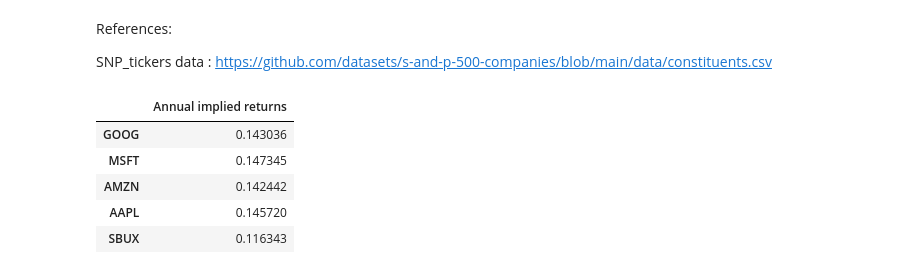
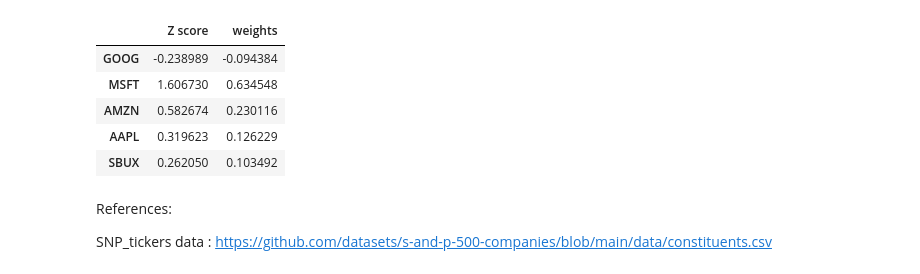
Before and after one commit to wkssm18/case_study, a Jupyter notebook: black_litterman/black_litterman_model.ipynb, the cells around one changed output. Saved outputs shown, nothing was run; the diff lists cells and outputs as text; code cells hidden in the pictures.

```diff
--- a/black_litterman/black_litterman_model.ipynb
+++ b/black_litterman/black_litterman_model.ipynb
@@ -168,3 +194,23 @@ def l_matrix(stock_list):
+# %%
+def black_litterman_returns(stock_list, start, end, tau = 1, Z_score = True):
+    price_df, cap_last_day, rf_df, market_return_df = market_cap_df(stock_list, start, end)
+    P, Q = view_matrix_and_vector(stock_list)
+    sigma = cov_matrix(price_df)
+    returns = implied_return(price_df, cap_last_day, rf_df, market_return_df)
+    Om = omega(tau, P, sigma)
+
+    first_term = np.linalg.inv(np.linalg.inv(tau * sigma) + np.dot(np.dot(P.T, np.linalg.inv(Om)), P))
+    second_term = np.dot(np.linalg.inv(tau * sigma), returns) + np.dot(np.dot(P.T, np.linalg.inv(Om)), Q)
+
+    bl_returns = np.dot(first_term, second_term)
+    bl_returns = pd.DataFrame(bl_returns, index = stock_list, columns = ['Black_litterman return'])
+
+    if Z_score == True:
+        Z = np.dot(np.linalg.inv(sigma * 252), bl_returns)
+        Z = pd.DataFrame(Z, index = stock_list, columns = ['Z score'])
+
+
+    return bl_returns, Z
 # %%
 # Making S&P 500 list to grab data
 snp_df = pd.read_csv('Resources_from_others/S&P_500_constituents.csv')
@@ -238,0 +223,2 @@ E_r
+# %%
+bl_returns, Z = black_litterman_returns(stock_list, '2016-01-01', '2024-02-18')
@@ -239,13 +261,15 @@ E_r
+# %%
+Z['weights'] = Z['Z score'] /  Z.sum().values[0]
+# %%
+Z
+# %% [output]
+|  | Z score | weights |
+| GOOG | -0.238989 | -0.094384 |
+| MSFT | 1.606730 | 0.634548 |
+| AMZN | 0.582674 | 0.230116 |
+| AAPL | 0.319623 | 0.126229 |
+| SBUX | 0.262050 | 0.103492 |
 # %% [markdown]
 References:
 
 SNP_tickers data : https://github.com/datasets/s-and-p-500-companies/blob/main/data/constituents.csv
-# %%
-imp_return
-# %% [output]
-|  | Annual implied returns |
-| GOOG | 0.143036 |
-| MSFT | 0.147345 |
-| AMZN | 0.142442 |
-| AAPL | 0.145720 |
-| SBUX | 0.116343 |
```
Also changed, not shown: parts of 24 cells of this notebook, 1 other file.
